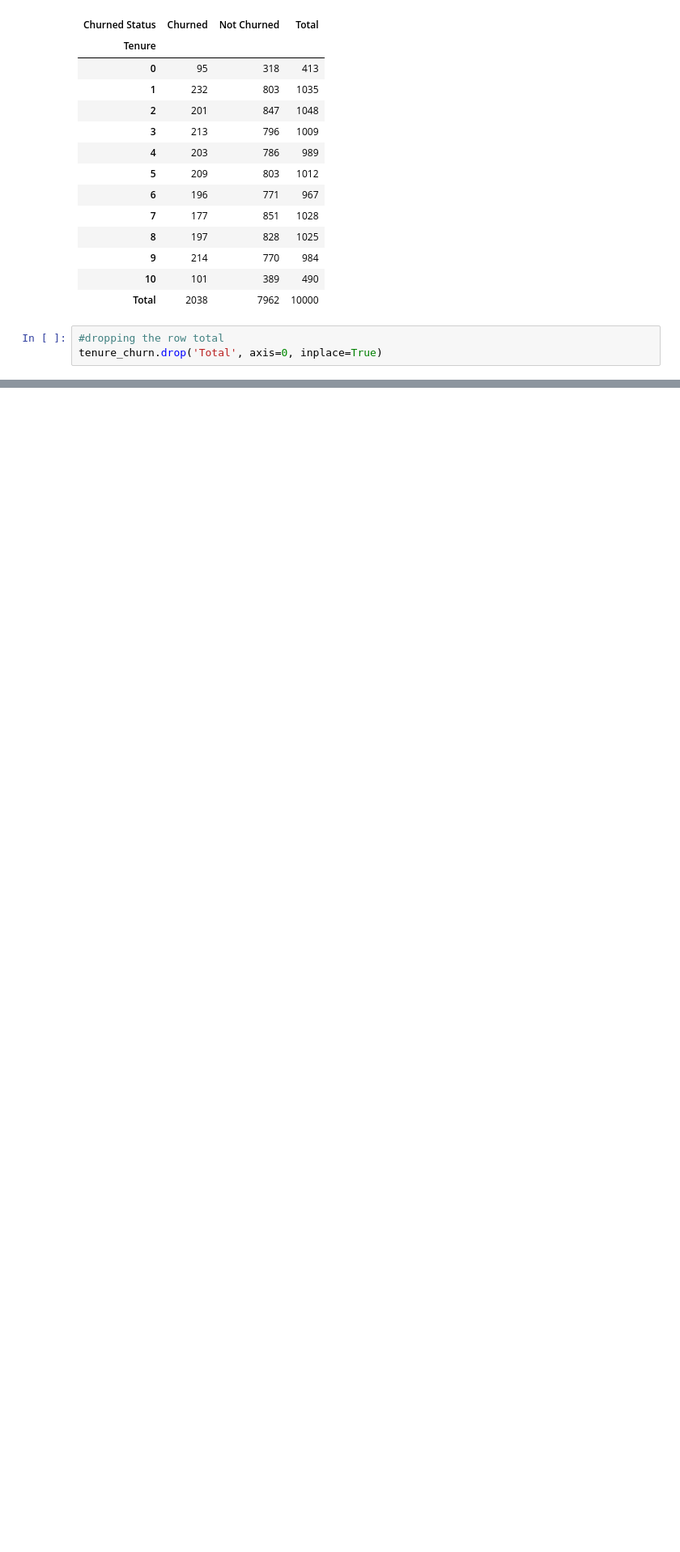
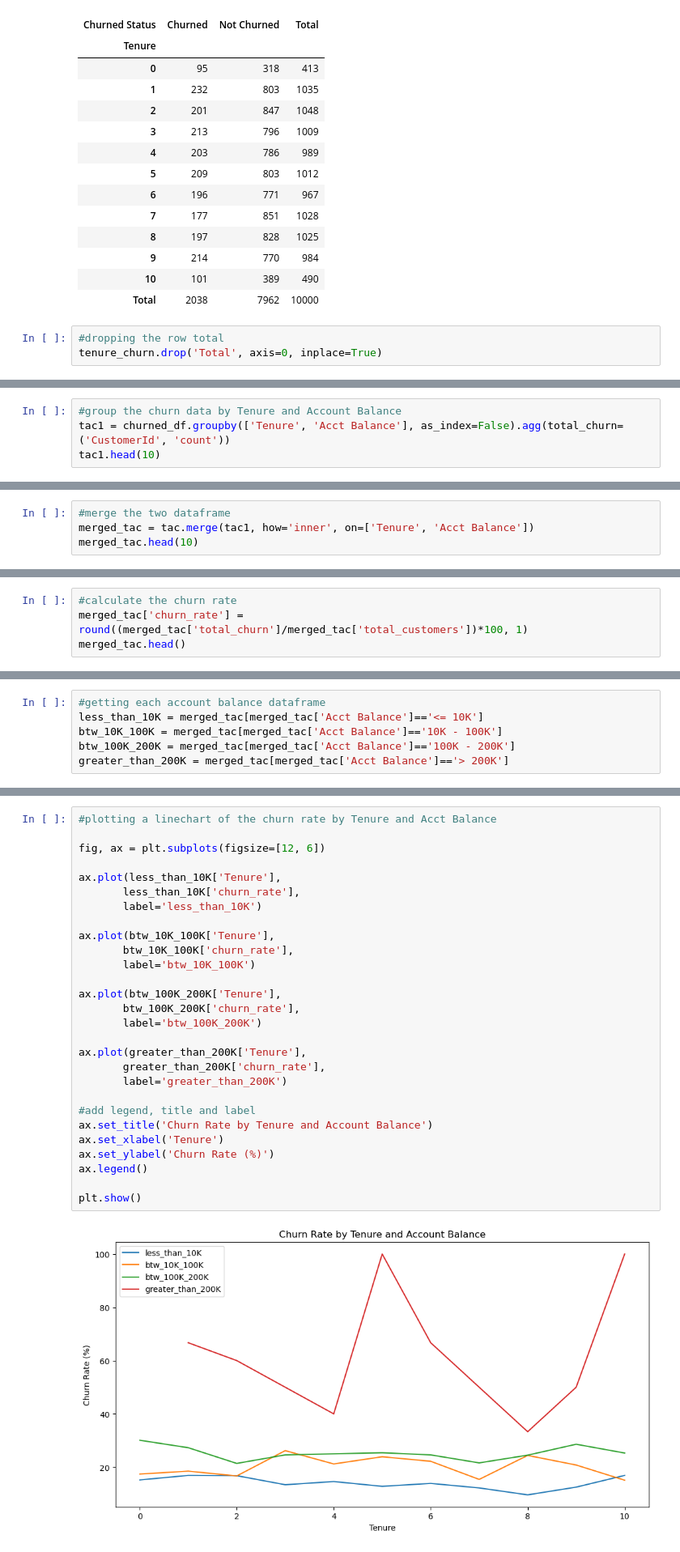
Before and after one commit to valezenwanne/Bank-Customer-Churn-Prediction, a Jupyter notebook: Bank Customer Churn Prediction.ipynb, the cells around one changed output, grey strips where cells are left out. Shown: that part at 81% size. Drawn from its saved outputs; the diff is of its cells as text; blank space fills up the shorter version.

```diff
--- a/Bank Customer Churn Prediction.ipynb
+++ b/Bank Customer Churn Prediction.ipynb
@@ -1229,0 +1365,4 @@ plt.show()
+# %%
+#group the churn data by Tenure and Account Balance
+tac1 = churned_df.groupby(['Tenure', 'Acct Balance'], as_index=False).agg(total_churn=('CustomerId', 'count'))
+tac1.head(10)
@@ -1229,0 +1391,4 @@ plt.show()
+# %%
+#merge the two dataframe
+merged_tac = tac.merge(tac1, how='inner', on=['Tenure', 'Acct Balance'])
+merged_tac.head(10)
@@ -1229,0 +1407,4 @@ plt.show()
+# %%
+#calculate the churn rate
+merged_tac['churn_rate'] = round((merged_tac['total_churn']/merged_tac['total_customers'])*100, 1)
+merged_tac.head()
@@ -1229,0 +1418,6 @@ plt.show()
+# %%
+#getting each account balance dataframe
+less_than_10K = merged_tac[merged_tac['Acct Balance']=='<= 10K']
+btw_10K_100K = merged_tac[merged_tac['Acct Balance']=='10K - 100K']
+btw_100K_200K = merged_tac[merged_tac['Acct Balance']=='100K - 200K']
+greater_than_200K = merged_tac[merged_tac['Acct Balance']=='> 200K']
@@ -1229,0 +1440,30 @@ plt.show()
+# %%
+#plotting a linechart of the churn rate by Tenure and Acct Balance
+
+fig, ax = plt.subplots(figsize=[12, 6])
+
+ax.plot(less_than_10K['Tenure'],
+       less_than_10K['churn_rate'],
+       label='less_than_10K')
+
+ax.plot(btw_10K_100K['Tenure'],
+       btw_10K_100K['churn_rate'],
+       label='btw_10K_100K')
+
+ax.plot(btw_100K_200K['Tenure'],
+       btw_100K_200K['churn_rate'],
+       label='btw_100K_200K')
+
+ax.plot(greater_than_200K['Tenure'],
+       greater_than_200K['churn_rate'],
+       label='greater_than_200K')
+
+#add legend, title and label
+ax.set_title('Churn Rate by Tenure and Account Balance')
+ax.set_xlabel('Tenure')
+ax.set_ylabel('Churn Rate (%)')
+ax.legend()
+
+plt.show()
+# %% [output]
+[figure, added]
```
Also changed, not shown: parts of 71 cells of this notebook.
